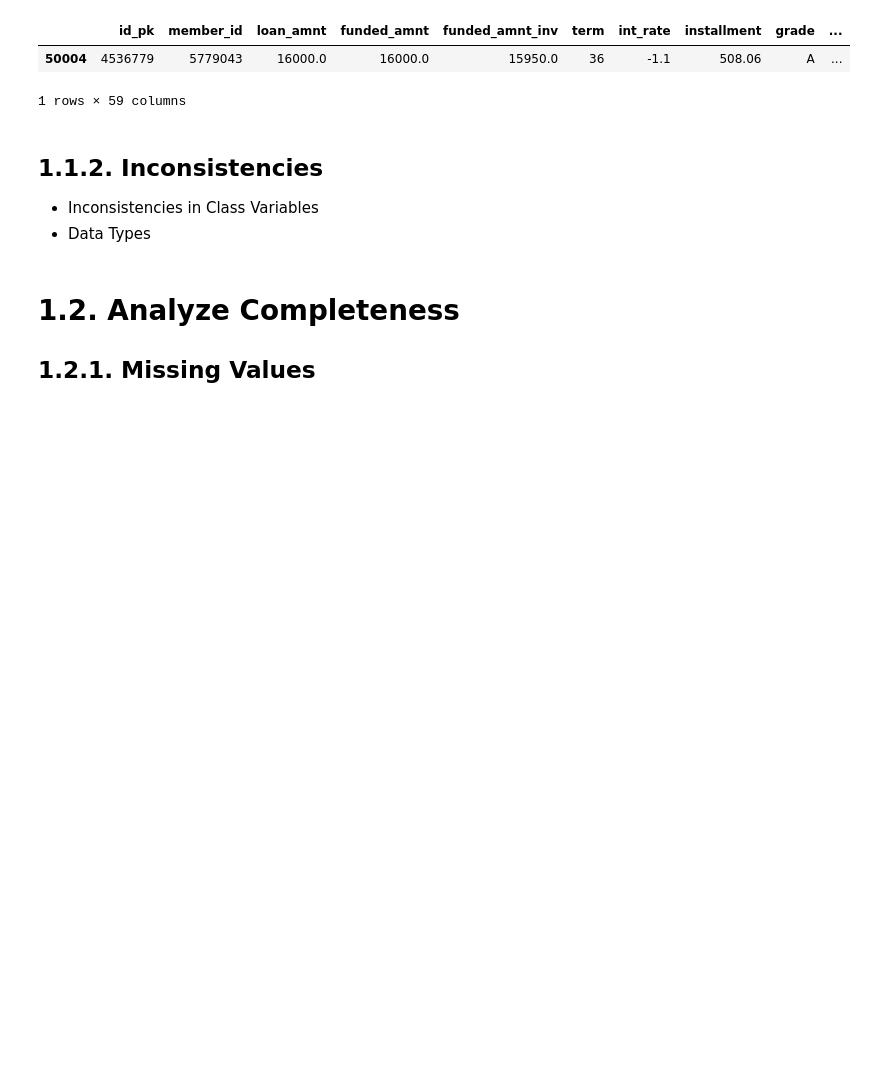
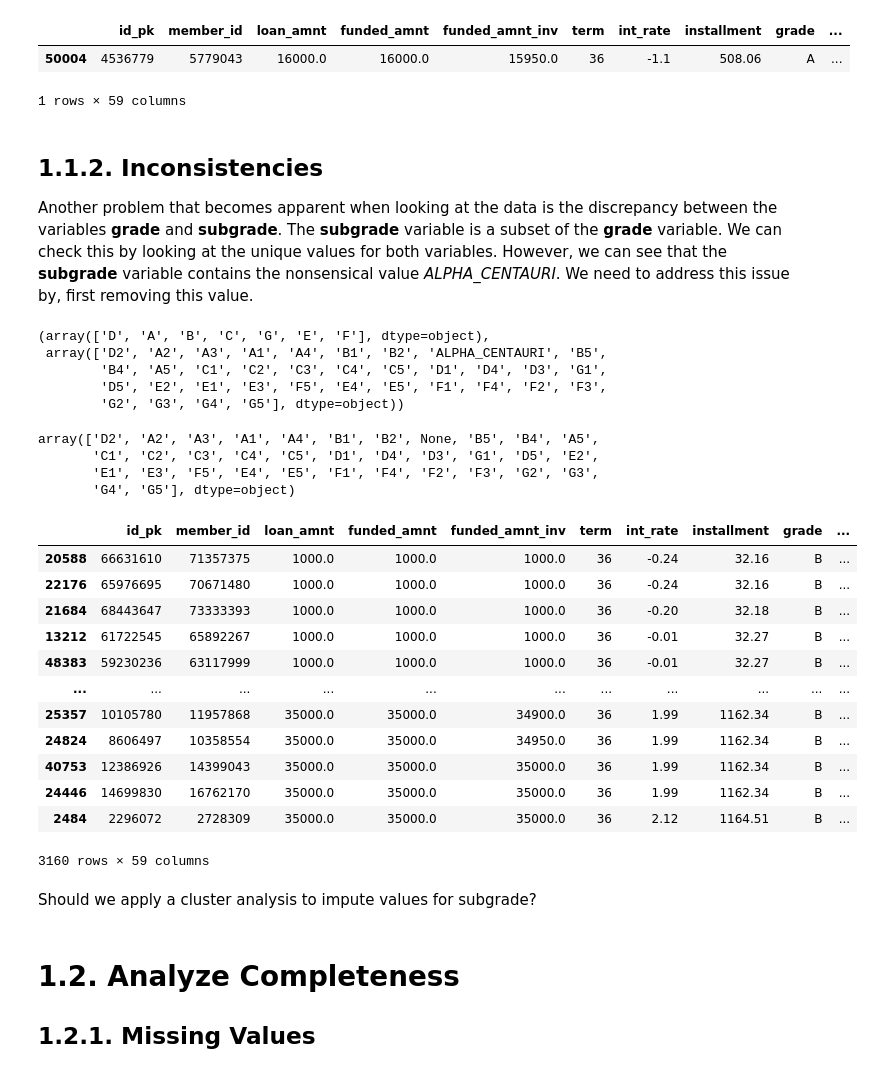
Before and after one commit to ykipfer/data_wrangling_testat, a Jupyter notebook: identify_dq_issues.ipynb, the cells around one changed output. Saved outputs shown, nothing was run; the diff lists cells and outputs as text; code cells hidden in the pictures; blank space fills up the shorter version.

```diff
--- a/identify_dq_issues.ipynb
+++ b/identify_dq_issues.ipynb
@@ -103,8 +104,46 @@ df[df['member_id'] == 5779043]
 1 rows × 59 columns
 # %% [markdown]
 ## 1.1.2. Inconsistencies
-* Inconsistencies in Class Variables
-* Data Types
+Another problem that becomes apparent when looking at the data is the discrepancy between the variables **grade** and **subgrade**. The **subgrade** variable is a subset of the **grade** variable. We can check this by looking at the unique values for both variables. However, we can see that the **subgrade** variable contains the nonsensical value *ALPHA_CENTAURI*. We need to address this issue by, first removing this value.
+# %%
+# show unique values for grade and subgrade
+(df['grade'].unique(), df['sub_grade'].unique())
+# %% [output]
+(array(['D', 'A', 'B', 'C', 'G', 'E', 'F'], dtype=object),
+ array(['D2', 'A2', 'A3', 'A1', 'A4', 'B1', 'B2', 'ALPHA_CENTAURI', 'B5',
+        'B4', 'A5', 'C1', 'C2', 'C3', 'C4', 'C5', 'D1', 'D4', 'D3', 'G1',
+        'D5', 'E2', 'E1', 'E3', 'F5', 'E4', 'E5', 'F1', 'F4', 'F2', 'F3',
+        'G2', 'G3', 'G4', 'G5'], dtype=object))
+# %%
+# replace ALPHA_CENTAURI from sub_grade with None
+df['sub_grade'] = df['sub_grade'].replace('ALPHA_CENTAURI', None)
+
+# show unique values for grade and subgrade
+df['sub_grade'].unique()
+# %% [output]
+array(['D2', 'A2', 'A3', 'A1', 'A4', 'B1', 'B2', None, 'B5', 'B4', 'A5',
+       'C1', 'C2', 'C3', 'C4', 'C5', 'D1', 'D4', 'D3', 'G1', 'D5', 'E2',
+       'E1', 'E3', 'F5', 'E4', 'E5', 'F1', 'F4', 'F2', 'F3', 'G2', 'G3',
+       'G4', 'G5'], dtype=object)
+# %%
+# show rows for which sub_grade is NULL
+df[df['sub_grade'].isnull()]
+# %% [output]
+|  | id_pk | member_id | loan_amnt | funded_amnt | funded_amnt_inv | term | int_rate | installment | grade | ... |
+| 20588 | 66631610 | 71357375 | 1000.0 | 1000.0 | 1000.0 | 36 | -0.24 | 32.16 | B | ... |
+| 22176 | 65976695 | 70671480 | 1000.0 | 1000.0 | 1000.0 | 36 | -0.24 | 32.16 | B | ... |
+| 21684 | 68443647 | 73333393 | 1000.0 | 1000.0 | 1000.0 | 36 | -0.20 | 32.18 | B | ... |
+| 13212 | 61722545 | 65892267 | 1000.0 | 1000.0 | 1000.0 | 36 | -0.01 | 32.27 | B | ... |
+| 48383 | 59230236 | 63117999 | 1000.0 | 1000.0 | 1000.0 | 36 | -0.01 | 32.27 | B | ... |
+| ... | ... | ... | ... | ... | ... | ... | ... | ... | ... | ... |
+| 25357 | 10105780 | 11957868 | 35000.0 | 35000.0 | 34900.0 | 36 | 1.99 | 1162.34 | B | ... |
+| 24824 | 8606497 | 10358554 | 35000.0 | 35000.0 | 34950.0 | 36 | 1.99 | 1162.34 | B | ... |
+| 40753 | 12386926 | 14399043 | 35000.0 | 35000.0 | 35000.0 | 36 | 1.99 | 1162.34 | B | ... |
+| 24446 | 14699830 | 16762170 | 35000.0 | 35000.0 | 35000.0 | 36 | 1.99 | 1162.34 | B | ... |
+| 2484 | 2296072 | 2728309 | 35000.0 | 35000.0 | 35000.0 | 36 | 2.12 | 1164.51 | B | ... |
+3160 rows × 59 columns
+# %% [markdown]
+Should we apply a cluster analysis to impute values for subgrade?
 # %% [markdown]
 # 1.2. Analyze Completeness
 ## 1.2.1. Missing Values
```
Also changed, not shown: parts of 11 cells of this notebook.
